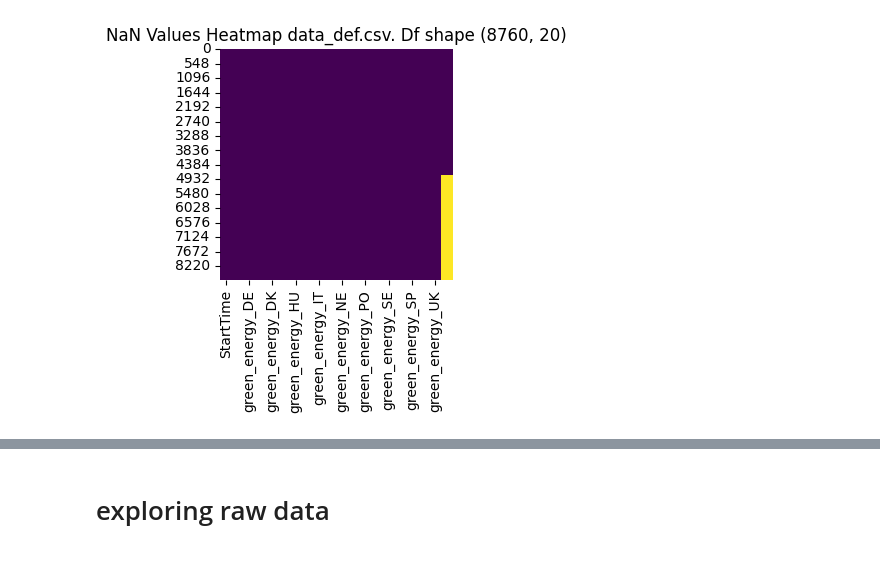
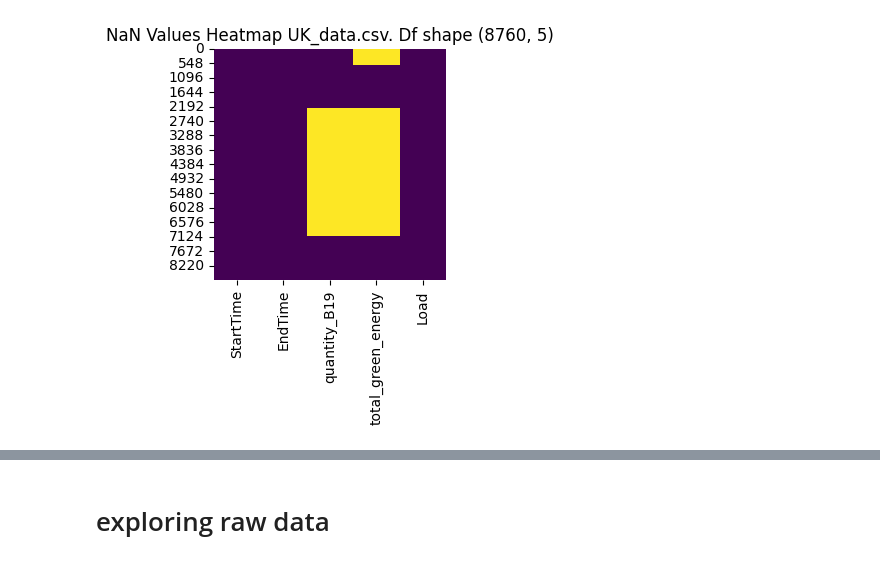
Before and after one commit to arturofredes/SchneiderHackathon_UBEcoFriends, a Jupyter notebook: pruebas.ipynb, the cells around one changed output, grey strips where cells are left out. Saved outputs shown, nothing was run; the diff lists cells and outputs as text; code cells hidden in the pictures.

```diff
--- a/pruebas.ipynb
+++ b/pruebas.ipynb
@@ -7,13 +36,14 @@ import pandas as pd
 # %%
 folder = r'data\final_data'
-file_name = 'data_def.csv'
+file_name = 'UK_data.csv'
 df = pd.read_csv(os.path.join(folder, file_name)) # change your df
 # Plot NaN values heatmap
 plt.figure(figsize=(3, 3))
-sns.heatmap(df.isnull(), cmap='viridis', cbar=False)
+# sns.heatmap(df.isnull(), cmap='viridis', cbar=False)
+sns.heatmap(df == 0, cmap='viridis', cbar=False) # drop the 0
 plt.title(f'NaN Values Heatmap {file_name}. Df shape {df.shape}')
 plt.show()
 # %% [output]
-[figure, old version]
+[figure, new version]
 # %%
 folder = r'data\final_data'
```
Also changed, not shown: parts of 9 cells of this notebook, 5 other files.
